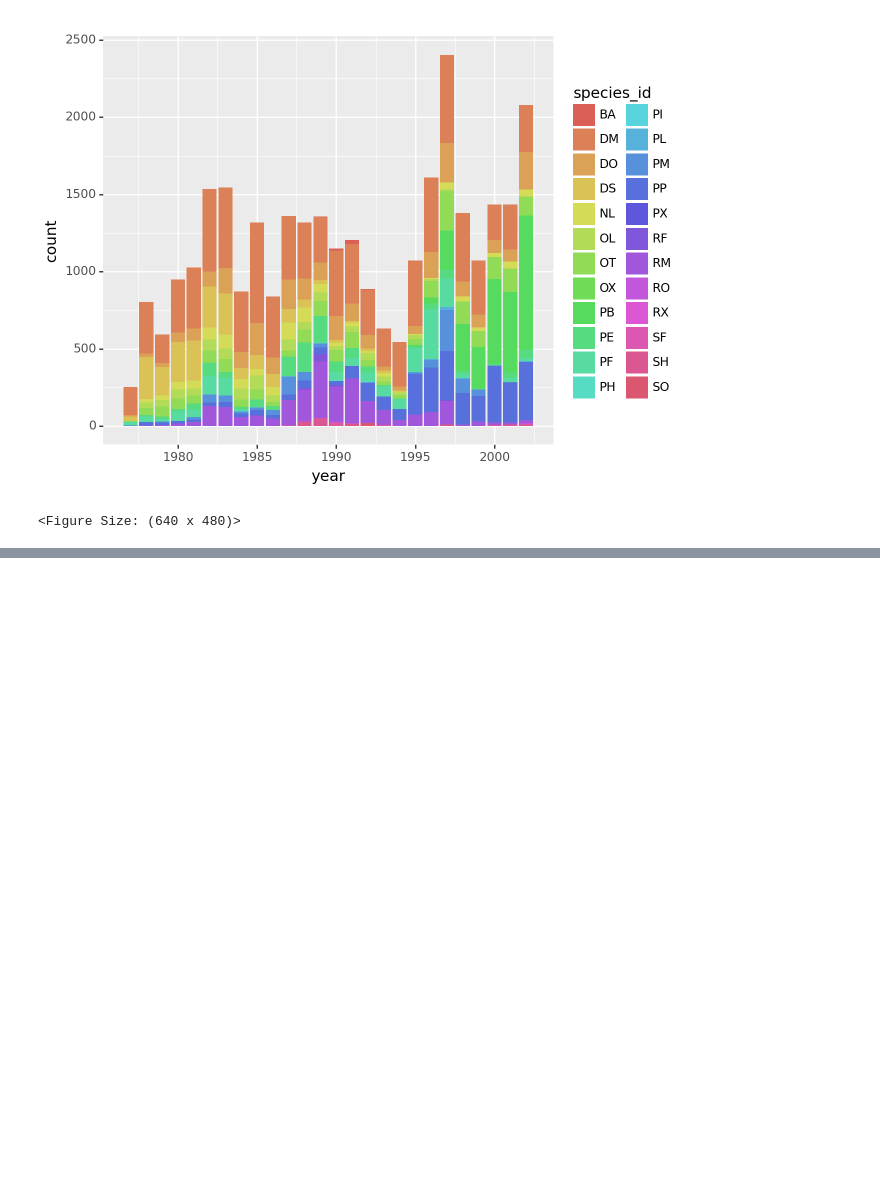
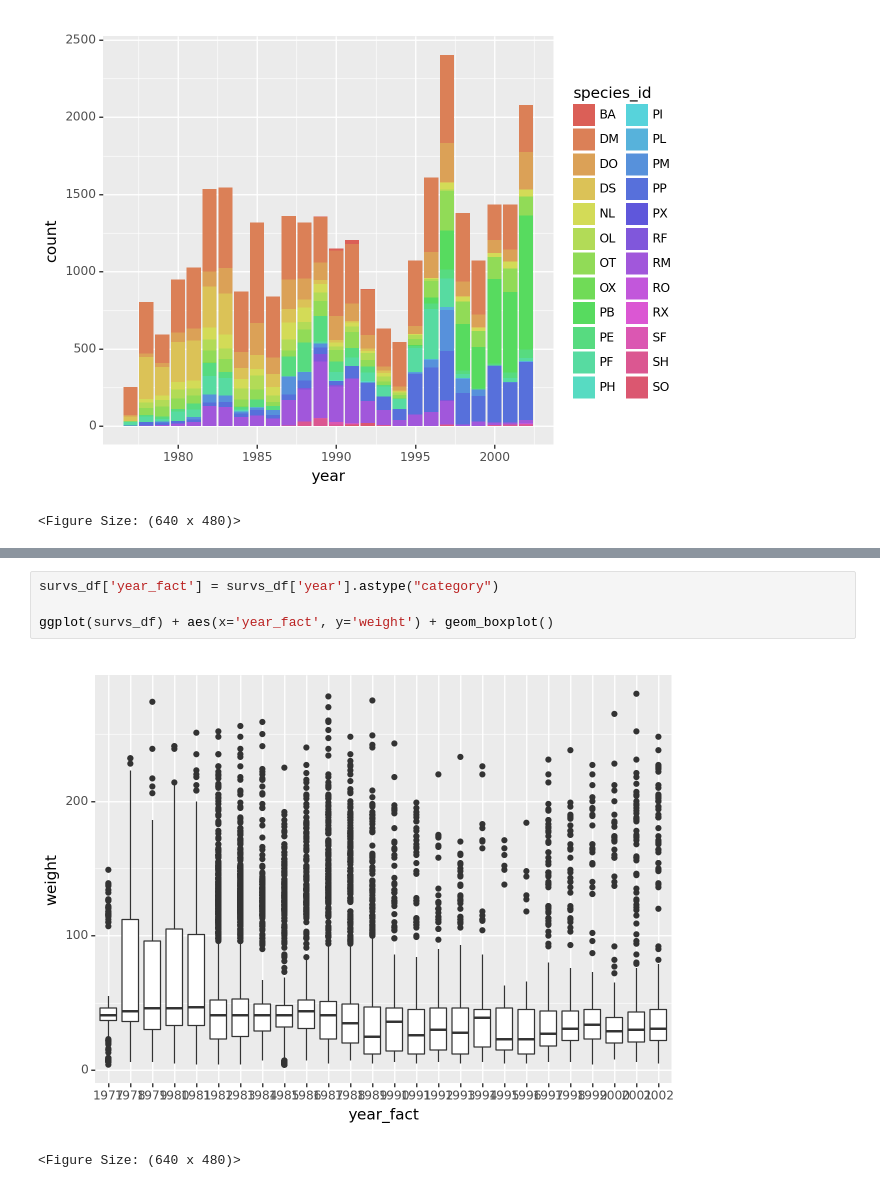
Before and after one commit to luanlimasoueu/analise-de-dados, a Jupyter notebook: plot/ggplot/2_exemplo/2_exemplo.ipynb, the cells around one changed output, grey strips where cells are left out. Cells and saved outputs as stored; diff of their text form; blank space fills up the shorter version.

```diff
--- a/plot/ggplot/2_exemplo/2_exemplo.ipynb
+++ b/plot/ggplot/2_exemplo/2_exemplo.ipynb
@@ -56,0 +62,7 @@ ggplot(survs_df)+ aes(x='year', fill = 'species_id') + geom_bar(stat = 'count')
+# %%
+survs_df['year_fact'] = survs_df['year'].astype("category")
+
+ggplot(survs_df) + aes(x='year_fact', y='weight') + geom_boxplot()
+# %% [output]
+[figure, added]
+<Figure Size: (640 x 480)>
```
Also changed, not shown: parts of 12 cells of this notebook.
